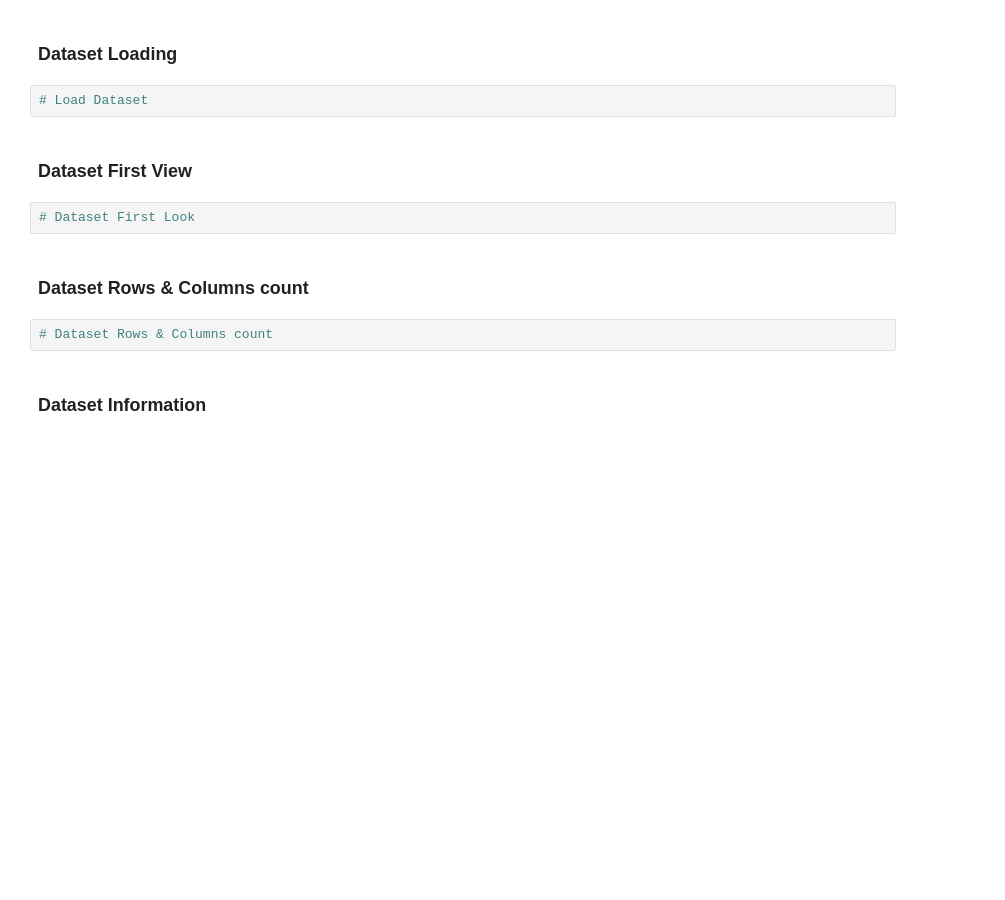
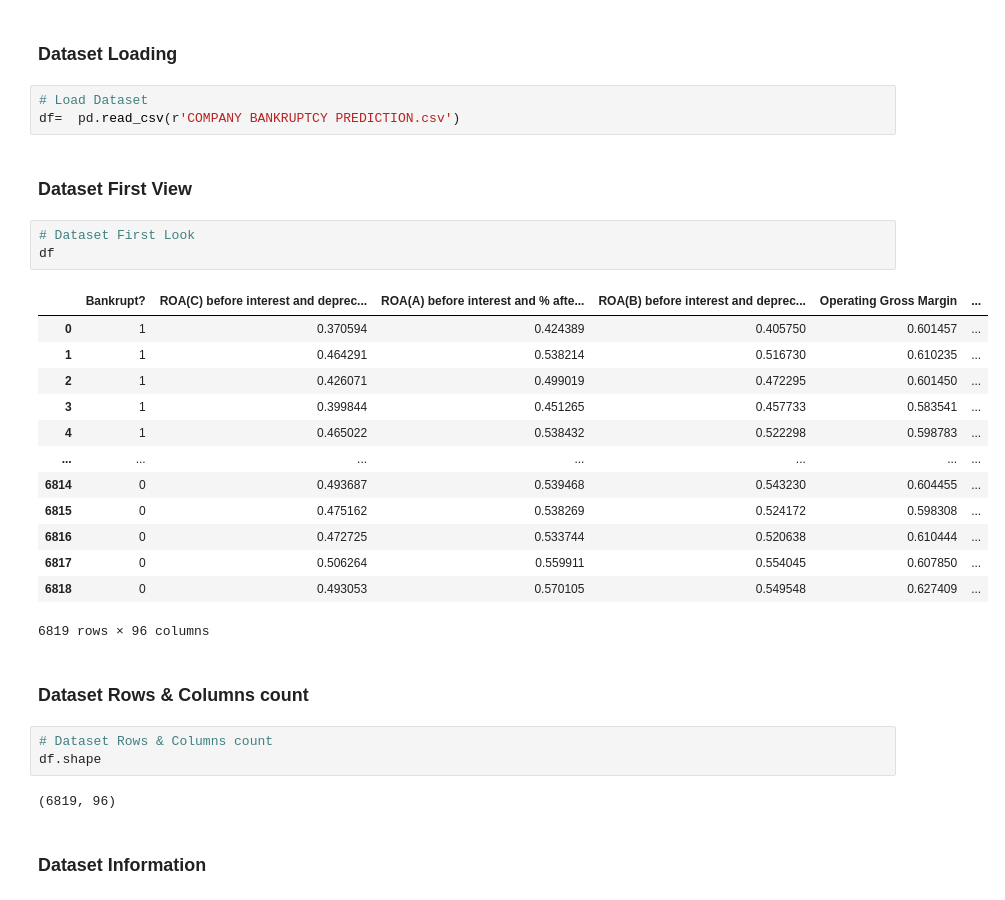
Before and after one commit to kaushikk1999/Company-Bankruptcy-Prediction, a Jupyter notebook: Sample ML Submission Template.ipynb, the cells around one changed output. Cells and saved outputs as stored; diff of their text form; blank space fills up the shorter version.

```diff
--- a/Sample ML Submission Template.ipynb
+++ b/Sample ML Submission Template.ipynb
@@ -96,15 +185,34 @@ pip install tabpy
 # %% [markdown]
 ### Dataset Loading
-# %%
-# Load Dataset
+# %%
+# Load Dataset
+df=  pd.read_csv(r'COMPANY BANKRUPTCY PREDICTION.csv')
 # %% [markdown]
 ### Dataset First View
 # %%
 # Dataset First Look
+df
+# %% [output]
+|  | Bankrupt? | ROA(C) before interest and deprec... | ROA(A) before interest and % afte... | ROA(B) before interest and deprec... | Operating Gross Margin | ... |
+| 0 | 1 | 0.370594 | 0.424389 | 0.405750 | 0.601457 | ... |
+| 1 | 1 | 0.464291 | 0.538214 | 0.516730 | 0.610235 | ... |
+| 2 | 1 | 0.426071 | 0.499019 | 0.472295 | 0.601450 | ... |
+| 3 | 1 | 0.399844 | 0.451265 | 0.457733 | 0.583541 | ... |
+| 4 | 1 | 0.465022 | 0.538432 | 0.522298 | 0.598783 | ... |
+| ... | ... | ... | ... | ... | ... | ... |
+| 6814 | 0 | 0.493687 | 0.539468 | 0.543230 | 0.604455 | ... |
+| 6815 | 0 | 0.475162 | 0.538269 | 0.524172 | 0.598308 | ... |
+| 6816 | 0 | 0.472725 | 0.533744 | 0.520638 | 0.610444 | ... |
+| 6817 | 0 | 0.506264 | 0.559911 | 0.554045 | 0.607850 | ... |
+| 6818 | 0 | 0.493053 | 0.570105 | 0.549548 | 0.627409 | ... |
+6819 rows × 96 columns
 # %% [markdown]
 ### Dataset Rows & Columns count
 # %%
 # Dataset Rows & Columns count
+df.shape
+# %% [output]
+(6819, 96)
 # %% [markdown]
 ### Dataset Information
 # %%
```
Also changed, not shown: parts of 18 cells of this notebook.
